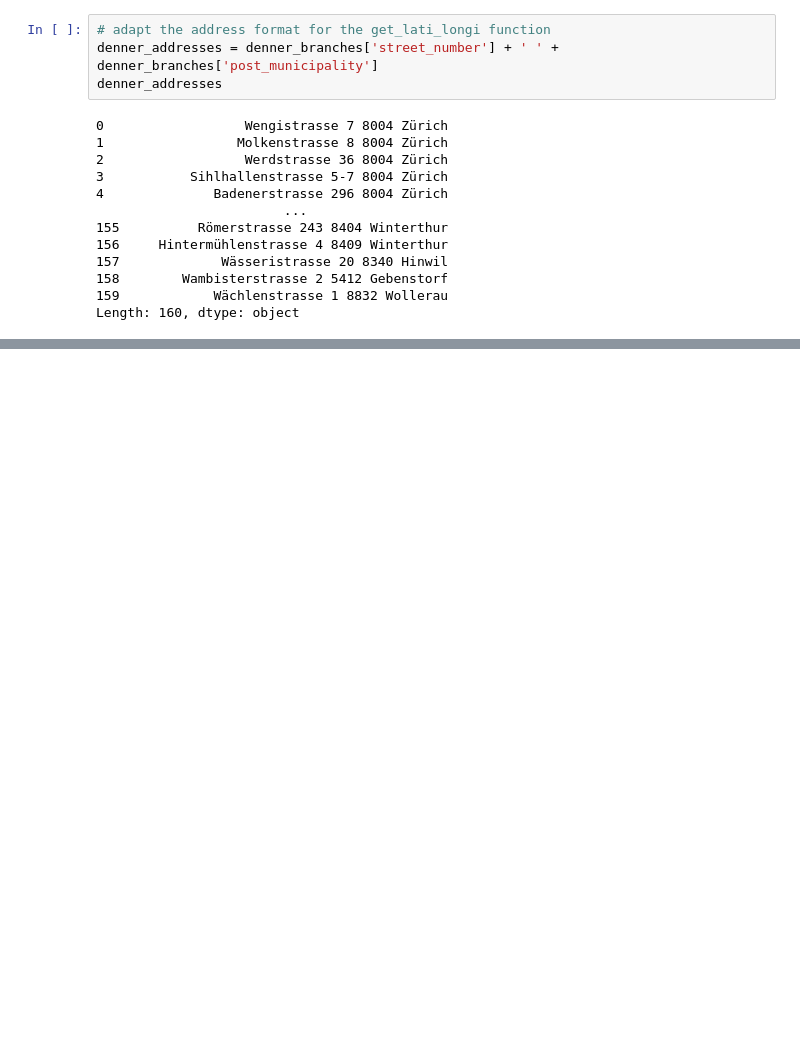
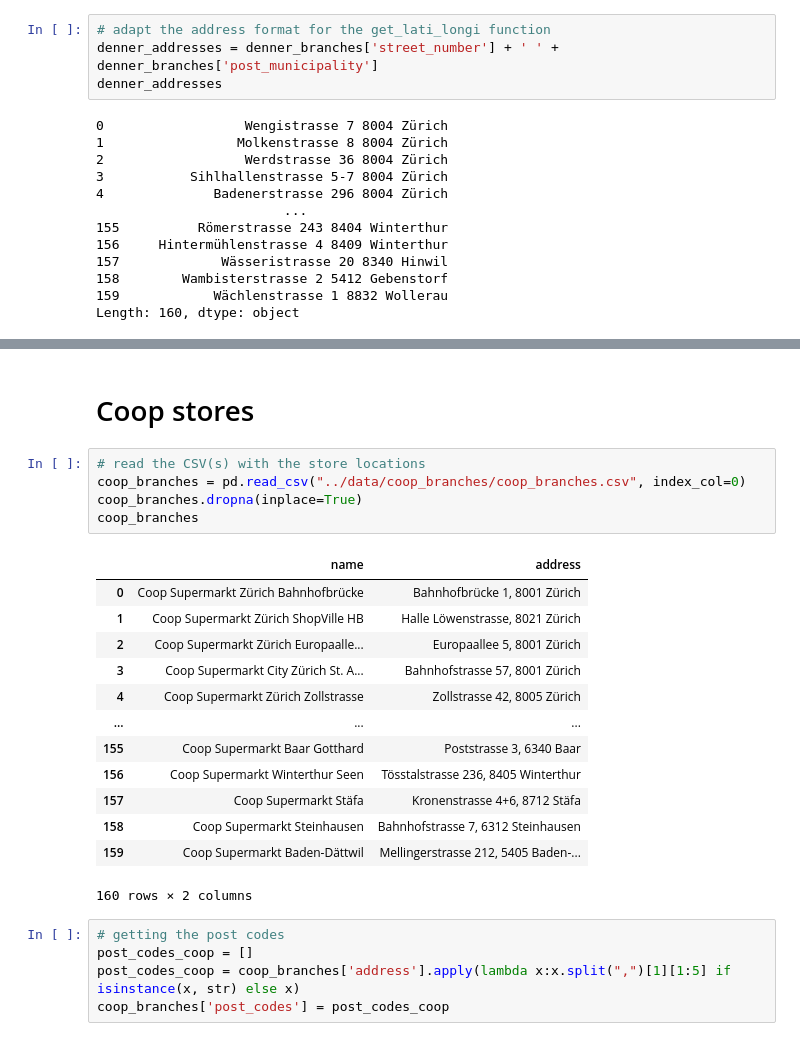
Before and after one commit to alexandraciobica/denner-challenge, a Jupyter notebook: notebooks/getCoordinatesFromAddress.ipynb, the cells around one changed output, grey strips where cells are left out. Drawn from its saved outputs; the diff is of its cells as text; blank space fills up the shorter version.

```diff
--- a/notebooks/getCoordinatesFromAddress.ipynb
+++ b/notebooks/getCoordinatesFromAddress.ipynb
@@ -97,0 +196,26 @@ export.to_csv('../data/all_branches.csv')
+# %% [markdown]
+# Coop stores
+# %%
+# read the CSV(s) with the store locations
+coop_branches = pd.read_csv("../data/coop_branches/coop_branches.csv", index_col=0)
+coop_branches.dropna(inplace=True)
+coop_branches
+# %% [output]
+|  | name | address |
+| 0 | Coop Supermarkt Zürich Bahnhofbrücke | Bahnhofbrücke 1, 8001 Zürich |
+| 1 | Coop Supermarkt Zürich ShopVille HB | Halle Löwenstrasse, 8021 Zürich |
+| 2 | Coop Supermarkt Zürich Europaalle... | Europaallee 5, 8001 Zürich |
+| 3 | Coop Supermarkt City Zürich St. A... | Bahnhofstrasse 57, 8001 Zürich |
+| 4 | Coop Supermarkt Zürich Zollstrasse | Zollstrasse 42, 8005 Zürich |
+| ... | ... | ... |
+| 155 | Coop Supermarkt Baar Gotthard | Poststrasse 3, 6340 Baar |
+| 156 | Coop Supermarkt Winterthur Seen | Tösstalstrasse 236, 8405 Winterthur |
+| 157 | Coop Supermarkt Stäfa | Kronenstrasse 4+6, 8712 Stäfa |
+| 158 | Coop Supermarkt Steinhausen | Bahnhofstrasse 7, 6312 Steinhausen |
+| 159 | Coop Supermarkt Baden-Dättwil | Mellingerstrasse 212, 5405 Baden-... |
+160 rows × 2 columns
+# %%
+# getting the post codes
+post_codes_coop = []
+post_codes_coop = coop_branches['address'].apply(lambda x:x.split(",")[1][1:5] if isinstance(x, str) else x)
+coop_branches['post_codes'] = post_codes_coop
```
Also changed, not shown: parts of 17 cells of this notebook, 3 other files.
